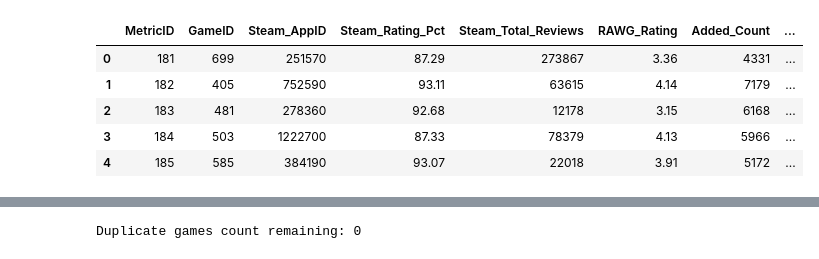
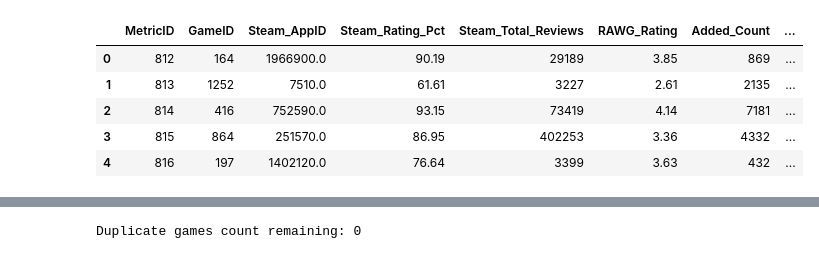
Before and after one commit to Ilyass02-S/Data-Science-Portfolio, a Jupyter notebook: enhanced data.ipynb, the cells around one changed output, grey strips where cells are left out. Saved outputs shown, nothing was run; the diff lists cells and outputs as text; code cells hidden in the pictures.

```diff
--- a/enhanced data.ipynb
+++ b/enhanced data.ipynb
@@ -14,13 +14,13 @@ df_G.head()
 # %%
-df_R = pd.read_csv("excel files\steam_reviews.csv")
+df_R = pd.read_csv("excel files\Reviews.csv")
 df_R.head()
 # %% [output]
 |  | MetricID | GameID | Steam_AppID | Steam_Rating_Pct | Steam_Total_Reviews | RAWG_Rating | Added_Count | ... |
-| 0 | 181 | 699 | 251570 | 87.29 | 273867 | 3.36 | 4331 | ... |
-| 1 | 182 | 405 | 752590 | 93.11 | 63615 | 4.14 | 7179 | ... |
-| 2 | 183 | 481 | 278360 | 92.68 | 12178 | 3.15 | 6168 | ... |
-| 3 | 184 | 503 | 1222700 | 87.33 | 78379 | 4.13 | 5966 | ... |
-| 4 | 185 | 585 | 384190 | 93.07 | 22018 | 3.91 | 5172 | ... |
+| 0 | 812 | 164 | 1966900.0 | 90.19 | 29189 | 3.85 | 869 | ... |
+| 1 | 813 | 1252 | 7510.0 | 61.61 | 3227 | 2.61 | 2135 | ... |
+| 2 | 814 | 416 | 752590.0 | 93.15 | 73419 | 4.14 | 7181 | ... |
+| 3 | 815 | 864 | 251570.0 | 86.95 | 402253 | 3.36 | 4332 | ... |
+| 4 | 816 | 197 | 1402120.0 | 76.64 | 3399 | 3.63 | 432 | ... |
 # %%
 df_P = pd.read_csv("excel files\steam_prices.csv")
 df_P.head()
```
Also changed, not shown: parts of 14 cells of this notebook, 13 other files.
